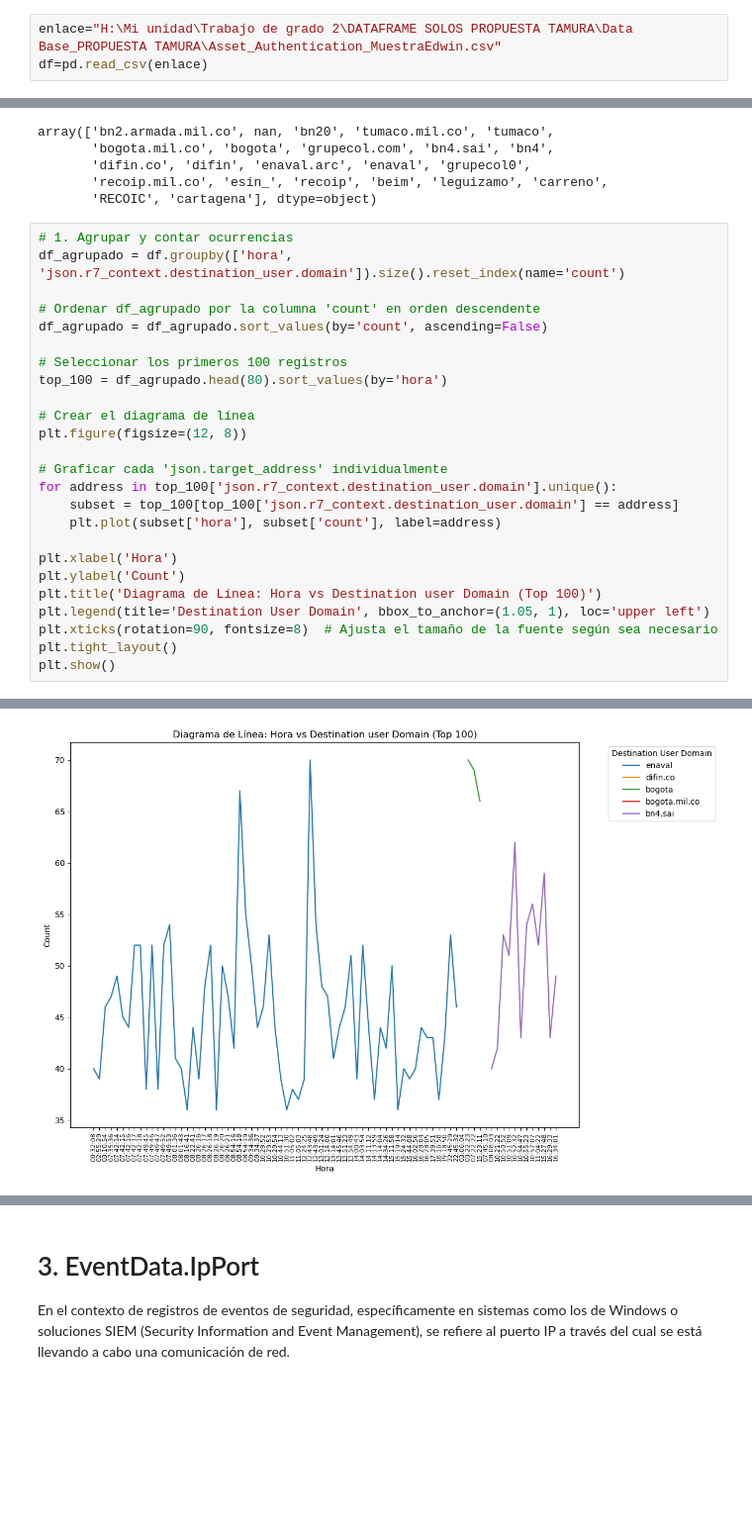
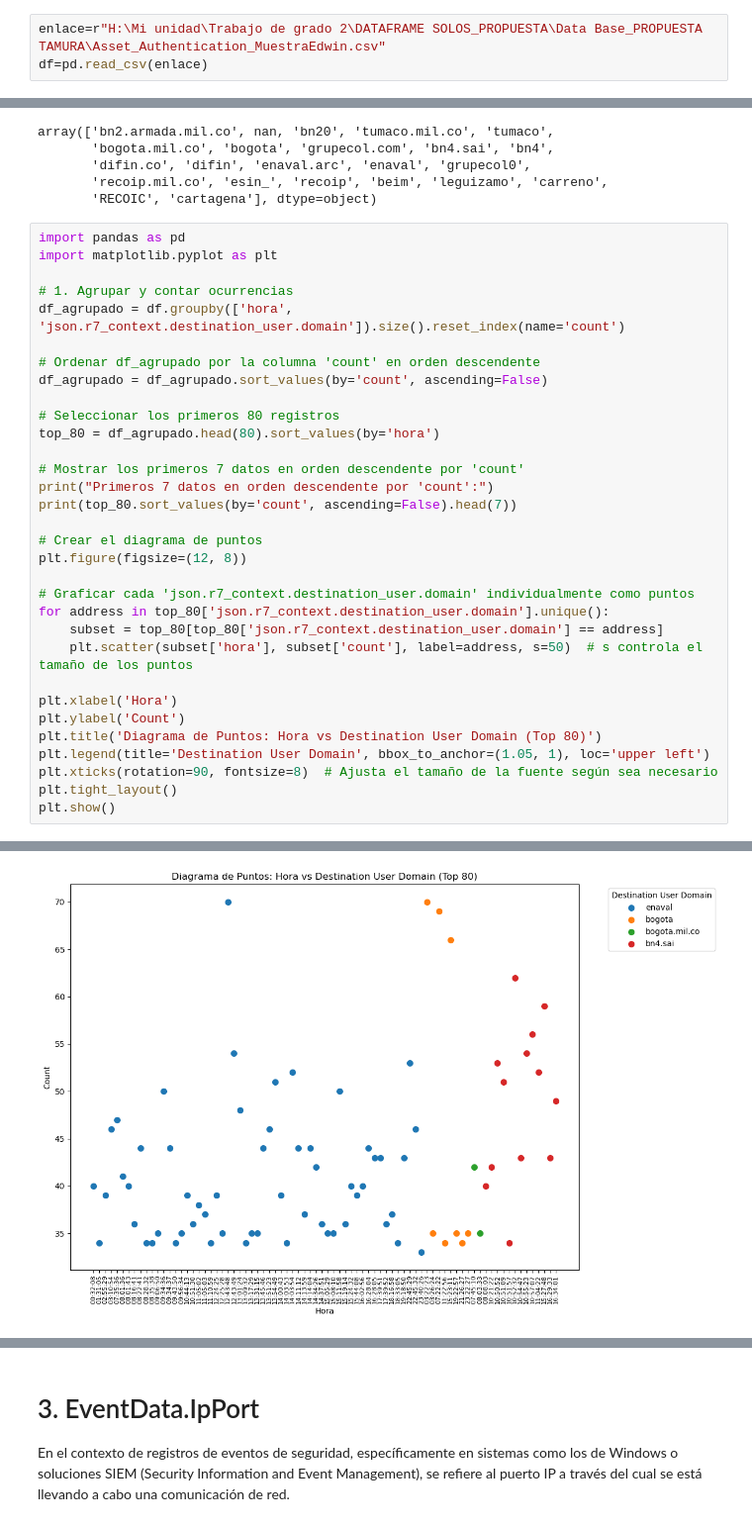
Before and after one commit to YasminGarcia1210/MAESTRIA_DATOS, a Jupyter notebook: TRABAJOGRADO#1/CUADERNOS/ASSET AUTHENTICA NEW.ipynb, the cells around one changed output, grey strips where cells are left out. Shown at 99% size. Drawn from its saved outputs; the diff is of its cells as text; blank space fills up the shorter version.

```diff
--- a/TRABAJOGRADO#1/CUADERNOS/ASSET AUTHENTICA NEW.ipynb
+++ b/TRABAJOGRADO#1/CUADERNOS/ASSET AUTHENTICA NEW.ipynb
@@ -8,7 +8,7 @@ import pandas as pd
 import matplotlib.pyplot as plt
 import seaborn as sns
 # %%
-enlace="H:\Mi unidad\Trabajo de grado 2\DATAFRAME SOLOS PROPUESTA TAMURA\Data Base_PROPUESTA TAMURA\Asset_Authentication_MuestraEdwin.csv"
+enlace=r"H:\Mi unidad\Trabajo de grado 2\DATAFRAME SOLOS_PROPUESTA\Data Base_PROPUESTA TAMURA\Asset_Authentication_MuestraEdwin.csv"
 df=pd.read_csv(enlace)
 # %%
 df.head(3)
@@ -65,26 +113,33 @@ array(['bn2.armada.mil.co', nan, 'bn20', 'tumaco.mil.co', 'tumaco',
        'recoip.mil.co', 'esin_', 'recoip', 'beim', 'leguizamo', 'carreno',
        'RECOIC', 'cartagena'], dtype=object)
 # %%
+import pandas as pd
+import matplotlib.pyplot as plt
+
 # 1. Agrupar y contar ocurrencias
 df_agrupado = df.groupby(['hora', 'json.r7_context.destination_user.domain']).size().reset_index(name='count')
 
 # Ordenar df_agrupado por la columna 'count' en orden descendente
 df_agrupado = df_agrupado.sort_values(by='count', ascending=False)
 
-# Seleccionar los primeros 100 registros
-top_100 = df_agrupado.head(80).sort_values(by='hora')
+# Seleccionar los primeros 80 registros
+top_80 = df_agrupado.head(80).sort_values(by='hora')
 
-# Crear el diagrama de línea
+# Mostrar los primeros 7 datos en orden descendente por 'count'
+print("Primeros 7 datos en orden descendente por 'count':")
+print(top_80.sort_values(by='count', ascending=False).head(7))
+
+# Crear el diagrama de puntos
 plt.figure(figsize=(12, 8))
 
-# Graficar cada 'json.target_address' individualmente
-for address in top_100['json.r7_context.destination_user.domain'].unique():
-    subset = top_100[top_100['json.r7_context.destination_user.domain'] == address]
-    plt.plot(subset['hora'], subset['count'], label=address)
+# Graficar cada 'json.r7_context.destination_user.domain' individualmente como puntos
+for address in top_80['json.r7_context.destination_user.domain'].unique():
+    subset = top_80[top_80['json.r7_context.destination_user.domain'] == address]
+    plt.scatter(subset['hora'], subset['count'], label=address, s=50)  # s controla el tamaño de los puntos
 
 plt.xlabel('Hora')
 plt.ylabel('Count')
-plt.title('Diagrama de Línea: Hora vs Destination user Domain (Top 100)')
+plt.title('Diagrama de Puntos: Hora vs Destination User Domain (Top 80)')
 plt.legend(title='Destination User Domain', bbox_to_anchor=(1.05, 1), loc='upper left')
 plt.xticks(rotation=90, fontsize=8)  # Ajusta el tamaño de la fuente según sea necesario
 plt.tight_layout()
@@ -93 +157 @@ plt.show()
-[figure, old version]
+[figure, new version]
```
Also changed, not shown: parts of 12 cells of this notebook.
